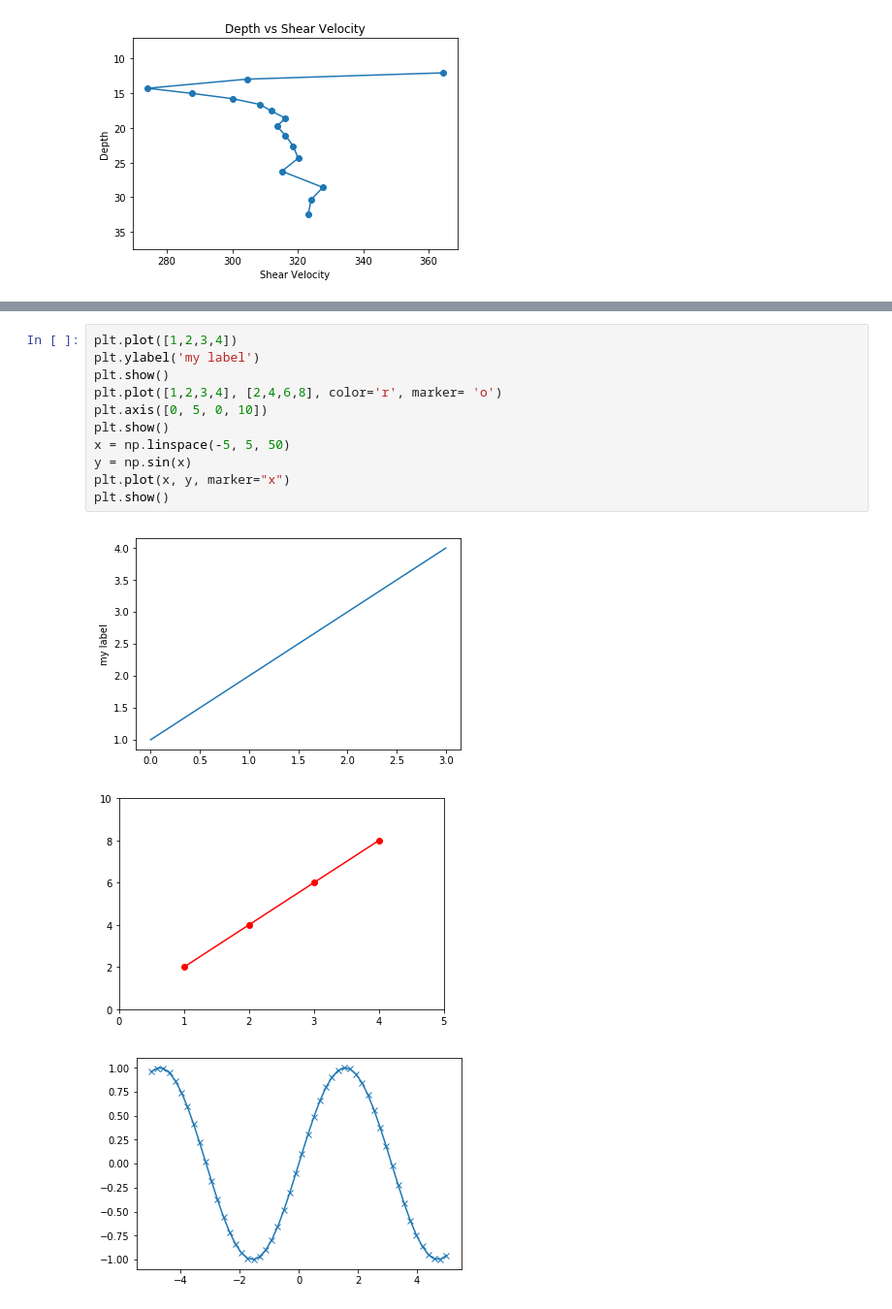
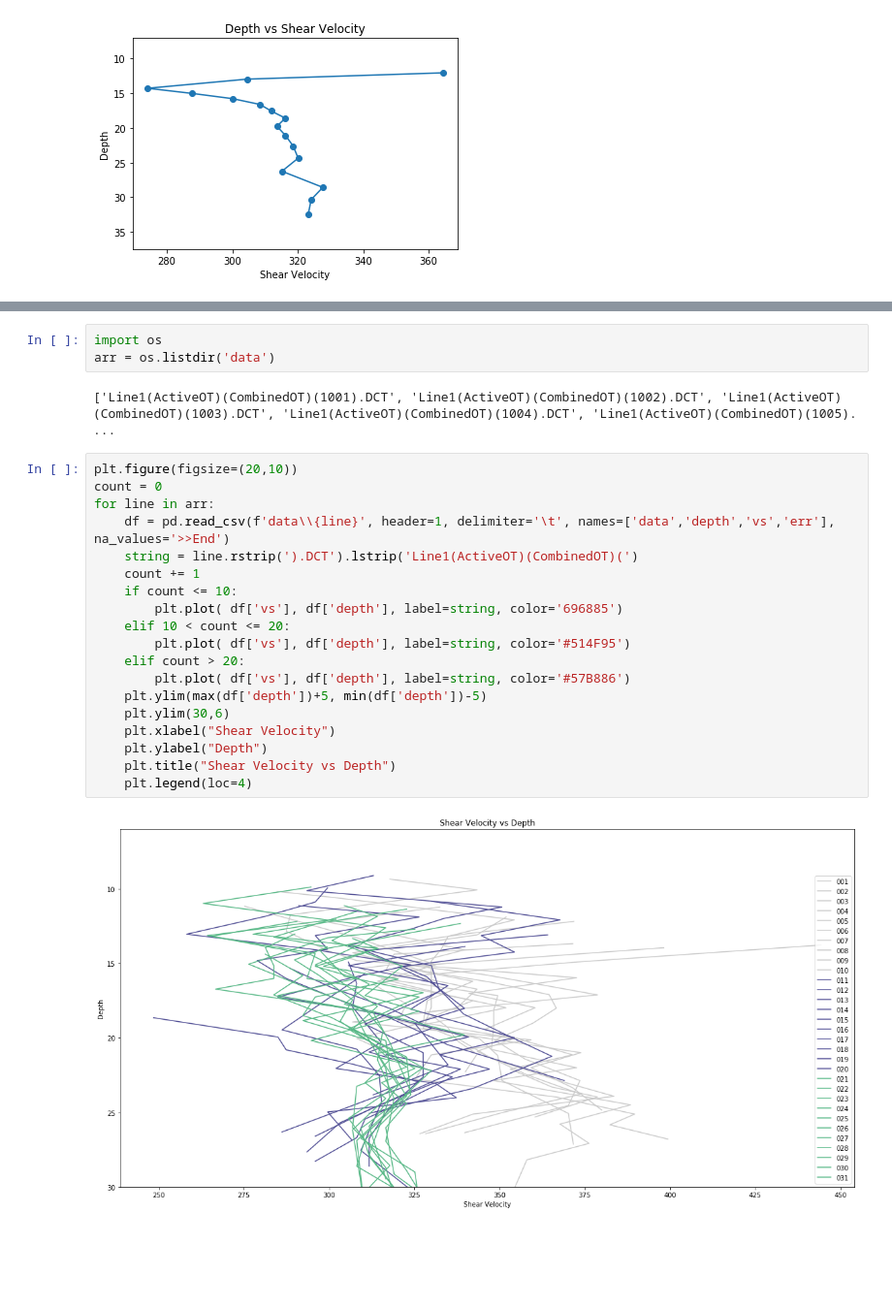
Before and after one commit to mwenz27/python_misc, a Jupyter notebook: Plotting_data/DC curve images.ipynb, the cells around one changed output, grey strips where cells are left out. Shown: that part at 97% size. Saved outputs shown, nothing was run; the diff lists cells and outputs as text; blank space fills up the shorter version.

```diff
--- a/Plotting_data/DC curve images.ipynb
+++ b/Plotting_data/DC curve images.ipynb
@@ -114,15 +111,26 @@ plt.figure(figsize=(20,10))
-# %%
-plt.plot([1,2,3,4])
-plt.ylabel('my label')
-plt.show()
-plt.plot([1,2,3,4], [2,4,6,8], color='r', marker= 'o')
-plt.axis([0, 5, 0, 10])
-plt.show()
-x = np.linspace(-5, 5, 50)
-y = np.sin(x)
-plt.plot(x, y, marker="x")
-plt.show()
-# %% [output]
-[figure, removed]
-[figure, removed]
-[figure, removed]
+# %%
+import os
+arr = os.listdir('data')
+# %% [output]
+['Line1(ActiveOT)(CombinedOT)(1001).DCT', 'Line1(ActiveOT)(CombinedOT)(1002).DCT', 'Line1(ActiveOT)(CombinedOT)(1003).DCT', 'Line1(ActiveOT)(CombinedOT)(1004).DCT', 'Line1(ActiveOT)(CombinedOT)(1005). ...
+# %%
+plt.figure(figsize=(20,10))
+count = 0
+for line in arr:
+    df = pd.read_csv(f'data\\{line}', header=1, delimiter='\t', names=['data','depth','vs','err'], na_values='>>End')
+    string = line.rstrip(').DCT').lstrip('Line1(ActiveOT)(CombinedOT)(')
+    count += 1
+    if count <= 10:
+        plt.plot( df['vs'], df['depth'], label=string, color='696885')
+    elif 10 < count <= 20:
+        plt.plot( df['vs'], df['depth'], label=string, color='#514F95')
+    elif count > 20:
+        plt.plot( df['vs'], df['depth'], label=string, color='#57B886')
+    plt.ylim(max(df['depth'])+5, min(df['depth'])-5)
+    plt.ylim(30,6)
+    plt.xlabel("Shear Velocity")
+    plt.ylabel("Depth")
+    plt.title("Shear Velocity vs Depth")
+    plt.legend(loc=4)
+# %% [output]
+[figure, added]
```
Also changed, not shown: parts of 1 cell of this notebook, 1 other file.
